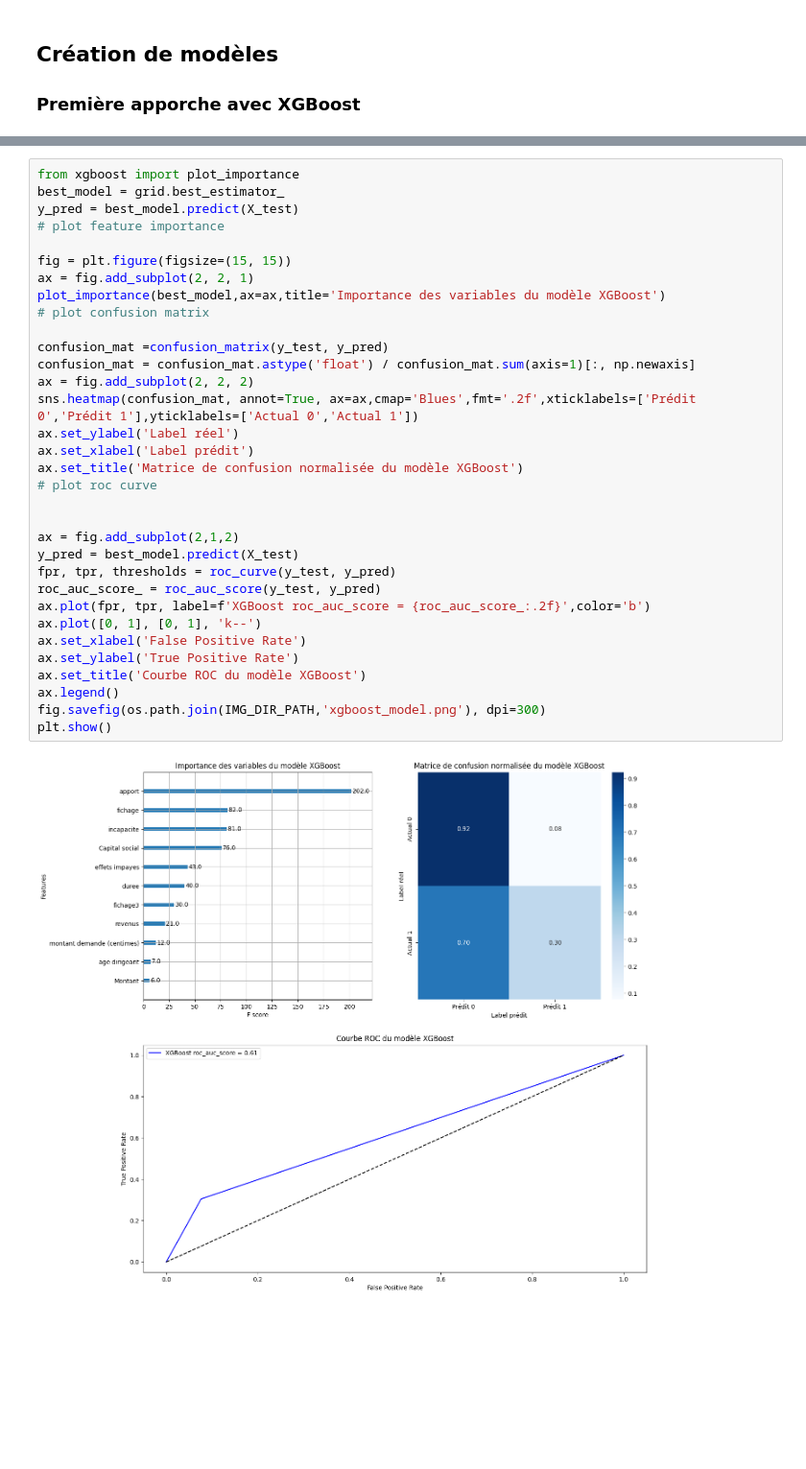
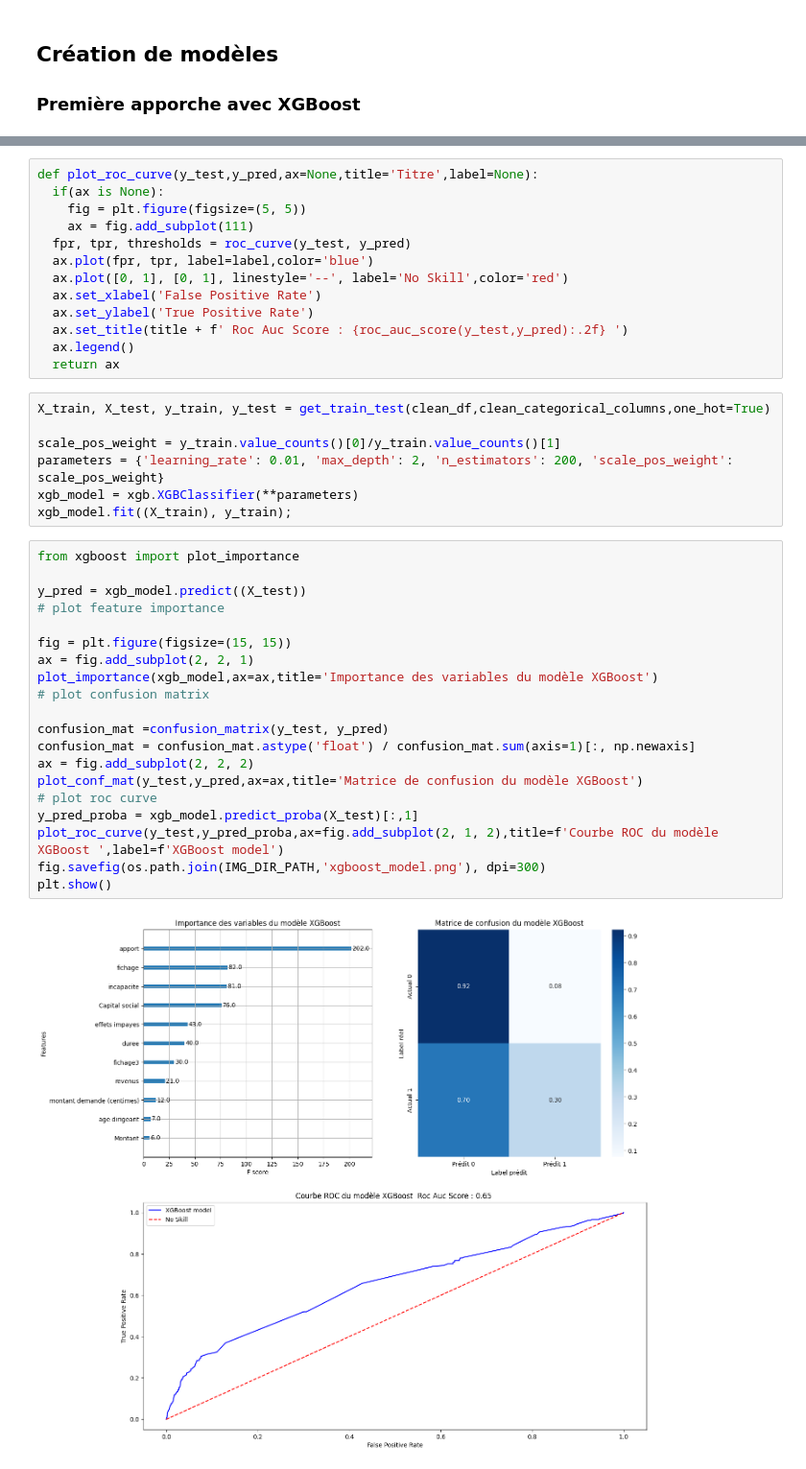
Before and after one commit to Bast-94/ALEIA-PW, a Jupyter notebook: notebook.ipynb, the cells around one changed output, grey strips where cells are left out. Shown: that part at 96% size. Drawn from its saved outputs; the diff is of its cells as text; blank space fills up the shorter version.

```diff
--- a/notebook.ipynb
+++ b/notebook.ipynb
@@ -214,35 +233,42 @@ Meilleur score ROC: 0.58
+# %%
+def plot_roc_curve(y_test,y_pred,ax=None,title='Titre',label=None):
+  if(ax is None):
+    fig = plt.figure(figsize=(5, 5))
+    ax = fig.add_subplot(111)
+  fpr, tpr, thresholds = roc_curve(y_test, y_pred)
+  ax.plot(fpr, tpr, label=label,color='blue')
+  ax.plot([0, 1], [0, 1], linestyle='--', label='No Skill',color='red')
+  ax.set_xlabel('False Positive Rate')
+  ax.set_ylabel('True Positive Rate')
+  ax.set_title(title + f' Roc Auc Score : {roc_auc_score(y_test,y_pred):.2f} ')
+  ax.legend()
+  return ax
+# %%
+X_train, X_test, y_train, y_test = get_train_test(clean_df,clean_categorical_columns,one_hot=True)
+
+scale_pos_weight = y_train.value_counts()[0]/y_train.value_counts()[1]
+parameters = {'learning_rate': 0.01, 'max_depth': 2, 'n_estimators': 200, 'scale_pos_weight': scale_pos_weight}
+xgb_model = xgb.XGBClassifier(**parameters)
+xgb_model.fit((X_train), y_train);
 # %%
 from xgboost import plot_importance
-best_model = grid.best_estimator_
-y_pred = best_model.predict(X_test)
+
+y_pred = xgb_model.predict((X_test))
 # plot feature importance
 
 fig = plt.figure(figsize=(15, 15))
 ax = fig.add_subplot(2, 2, 1)
-plot_importance(best_model,ax=ax,title='Importance des variables du modèle XGBoost')
+plot_importance(xgb_model,ax=ax,title='Importance des variables du modèle XGBoost')
 # plot confusion matrix
 
 confusion_mat =confusion_matrix(y_test, y_pred)
 confusion_mat = confusion_mat.astype('float') / confusion_mat.sum(axis=1)[:, np.newaxis]
 ax = fig.add_subplot(2, 2, 2)
-sns.heatmap(confusion_mat, annot=True, ax=ax,cmap='Blues',fmt='.2f',xticklabels=['Prédit 0','Prédit 1'],yticklabels=['Actual 0','Actual 1'])
-ax.set_ylabel('Label réel')
-ax.set_xlabel('Label prédit')
-ax.set_title('Matrice de confusion normalisée du modèle XGBoost')
+plot_conf_mat(y_test,y_pred,ax=ax,title='Matrice de confusion du modèle XGBoost')
 # plot roc curve
-
-
-ax = fig.add_subplot(2,1,2)
-y_pred = best_model.predict(X_test)
-fpr, tpr, thresholds = roc_curve(y_test, y_pred)
-roc_auc_score_ = roc_auc_score(y_test, y_pred)
-ax.plot(fpr, tpr, label=f'XGBoost roc_auc_score = {roc_auc_score_:.2f}',color='b')
-ax.plot([0, 1], [0, 1], 'k--')
-ax.set_xlabel('False Positive Rate')
-ax.set_ylabel('True Positive Rate')
-ax.set_title('Courbe ROC du modèle XGBoost')
-ax.legend()
+y_pred_proba = xgb_model.predict_proba(X_test)[:,1]
+plot_roc_curve(y_test,y_pred_proba,ax=fig.add_subplot(2, 1, 2),title=f'Courbe ROC du modèle XGBoost ',label=f'XGBoost model')
 fig.savefig(os.path.join(IMG_DIR_PATH,'xgboost_model.png'), dpi=300)
 plt.show()
 # %% [output]
-[figure, old version]
+[figure, new version]
```
Also changed, not shown: parts of 10 cells of this notebook, 4 other files.
